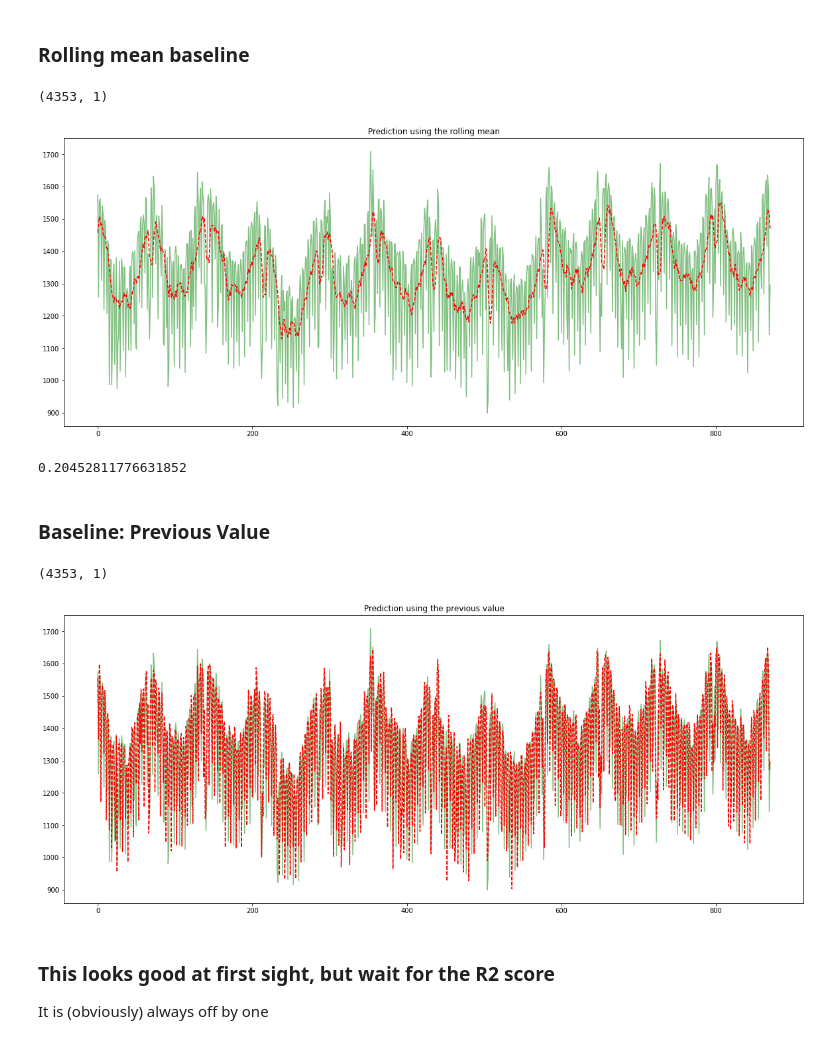
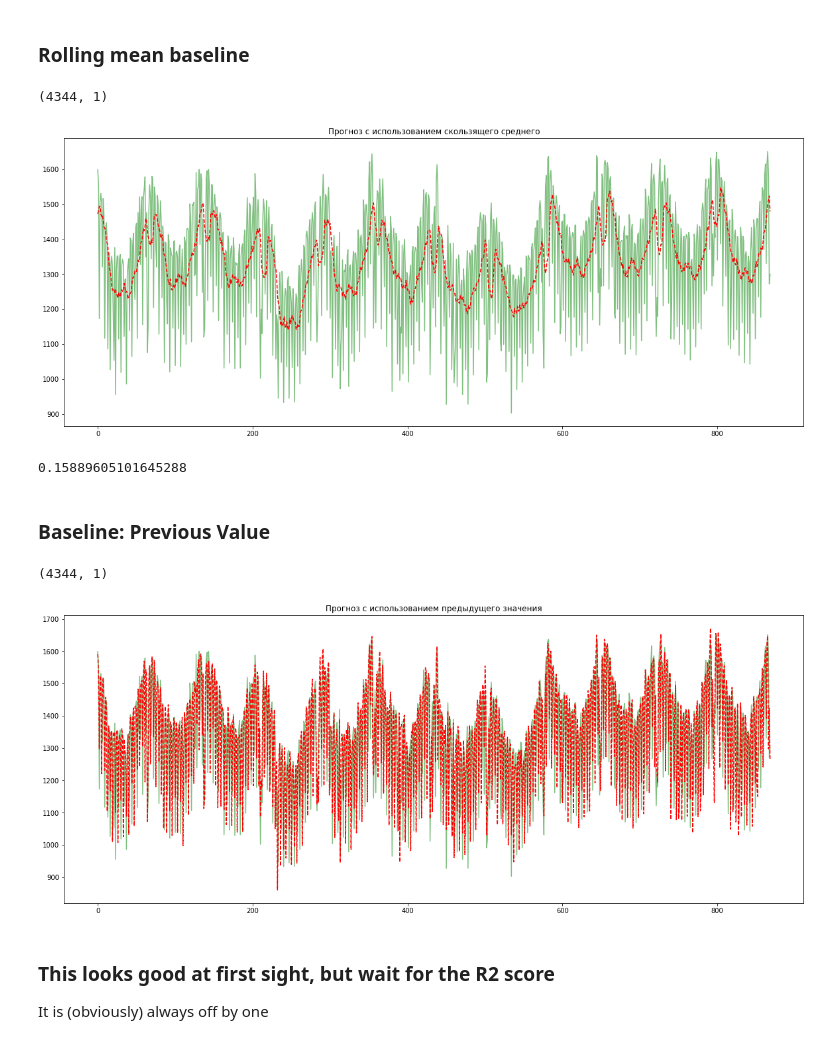
Before and after one commit to kulakovand/colabr_epo, a Jupyter notebook: временные_ряды_"Copy_of_time_series_rnn_full_predict_ipynb".ipynb, the cells around one changed output. Cells and saved outputs as stored; diff of their text form; code cells hidden in the pictures.

```diff
--- a/временные_ряды_"Copy_of_time_series_rnn_full_predict_ipynb".ipynb
+++ b/временные_ряды_"Copy_of_time_series_rnn_full_predict_ipynb".ipynb
@@ -103,7 +103,7 @@ def split_sequence(sequence, n_steps_in, n_steps_out):
 
 # https://colab.research.google.com/notebooks/forms.ipynb
 
-n_steps_in = 30 #@param {type:"slider", min:1, max:100, step:1}
+n_steps_in = 39 #@param {type:"slider", min:1, max:100, step:1}
 n_steps_out = 1
 # %%
 X, Y = split_sequence(consumption, n_steps_in, n_steps_out)
@@ -162,7 +177,7 @@ def rolling_mean_baseline(history):
 Y_pred_baseline_rolling = rolling_mean_baseline(X)
 Y_pred_baseline_rolling.shape
 # %% [output]
-(4353, 1)
+(4344, 1)
 # %%
 # this gets really crowded, using a stride, makes it more readable
 stride = 5
@@ -171,15 +186,15 @@ stride = 5
 plt.plot(consumption[n_steps_in::stride], alpha=0.5, color='g')
 plt.plot(Y_pred_baseline_rolling[::stride], color='r', ls='dashed')
 
-plt.title('Prediction using the rolling mean');
+plt.title('Прогноз с использованием скользящего среднего');
 # %% [output]
-[figure, old version]
+[figure, new version]
 # %%
 from sklearn.metrics import r2_score
 
 r2_score(Y, Y_pred_baseline_rolling)
 # %% [output]
-0.20452811776631852
+0.15889605101645288
 # %% [markdown]
 ### Baseline: Previous Value
 # %%
@@ -189,17 +204,17 @@ def previous_value_baseline(history):
 Y_pred_baseline_previous_value = previous_value_baseline(X)
 Y_pred_baseline_previous_value.shape
 # %% [output]
-(4353, 1)
+(4344, 1)
 # %%
-# this gets really crowded, using a stride, makes it more readable
+# это становится очень переполненным, используя шаг, делает его более читаемым
 stride = 5
 
 
 plt.plot(consumption[n_steps_in::stride], alpha=0.5, color='g')
 plt.plot(Y_pred_baseline_previous_value[::stride], color='r', ls='dashed')
-plt.title('Prediction using the previous value');
+plt.title('Прогноз с использованием предыдущего значения');
 # %% [output]
-[figure, old version]
+[figure, new version]
 # %% [markdown]
 ### This looks good at first sight, but wait for the R2 score
 
```
Also changed, not shown: parts of 6 cells of this notebook.
